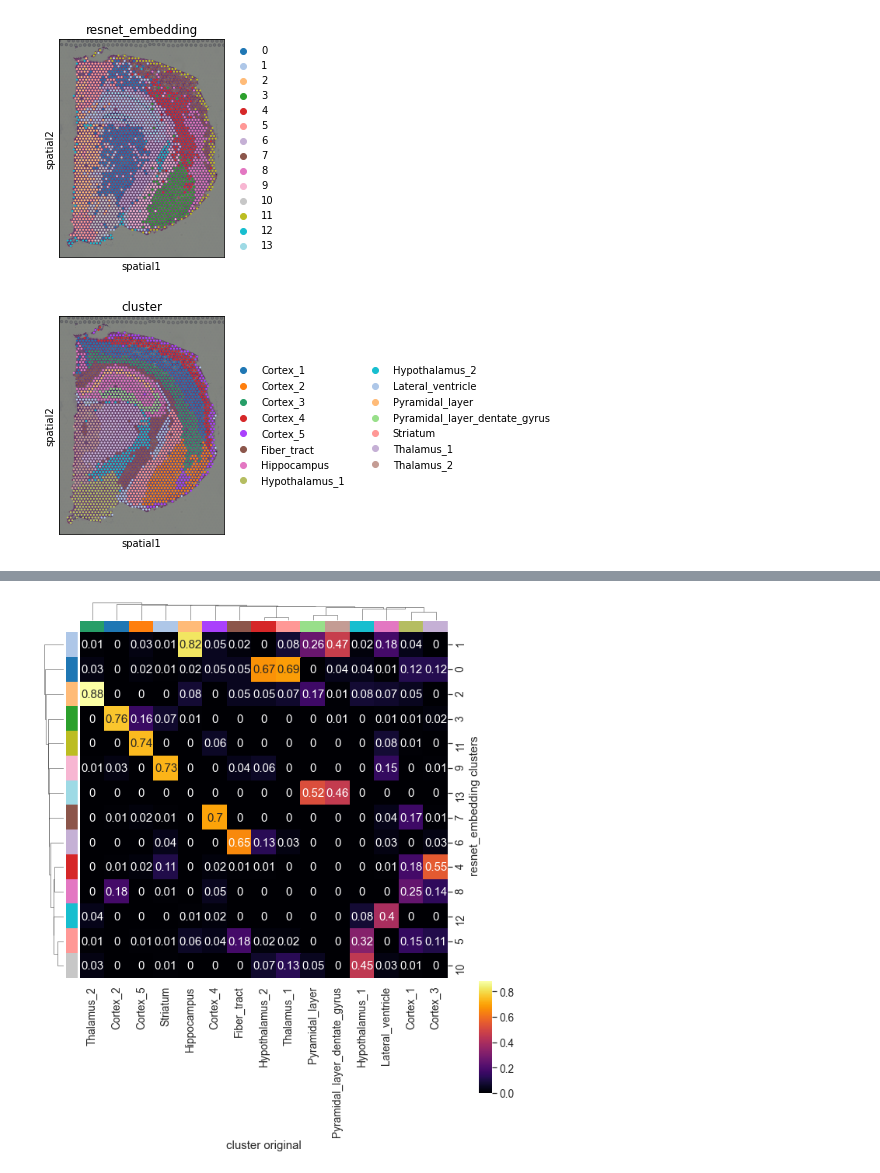
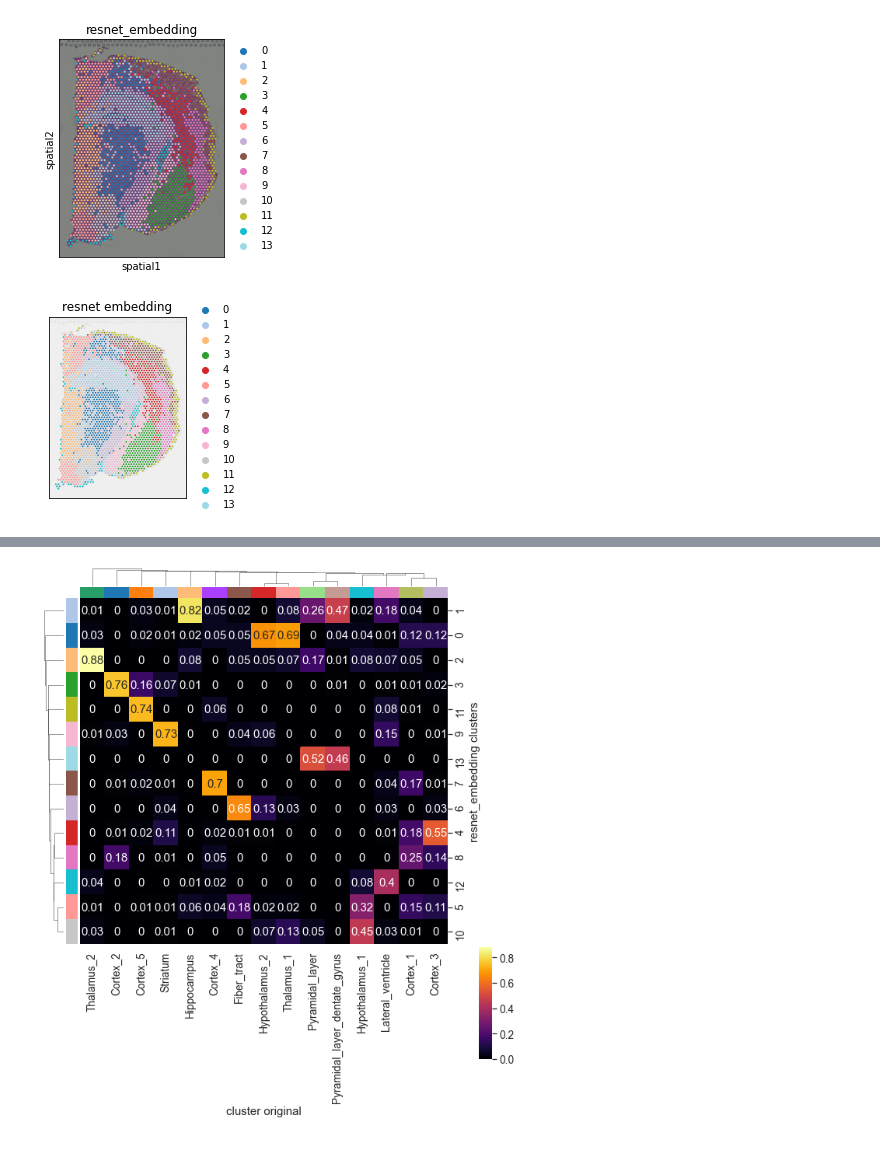
Before and after one commit to theislab/squidpy_reproducibility, a Jupyter notebook: notebooks/supp_figures/heatmap_image_features.ipynb, the cells around one changed output, grey strips where cells are left out. Drawn from its saved outputs; the diff is of its cells as text; code cells hidden in the pictures.

```diff
--- a/notebooks/supp_figures/heatmap_image_features.ipynb
+++ b/notebooks/supp_figures/heatmap_image_features.ipynb
@@ -16,7 +21,27 @@ adata.obs["resnet_embedding"] = obs_resnet["resnet_embedding_cluster"].astype("c
 sc.pl.spatial(adata, color="resnet_embedding", palette="tab20")
 # %% [output]
 [figure]
-# %%
-sc.pl.spatial(adata, color="cluster")
-# %% [output]
-[figure, removed]
+# %%
+# plot resnet clusters
+fig, ax = plt.subplots(figsize=(3, 5))
+sc.pl.spatial(
+    adata,
+    color='resnet_embedding',
+    img_key='hires',
+    ax=ax,
+    alpha_img=0.2,
+    bw=True,
+    title='resnet embedding',
+    #legend_loc=False,
+    show=False,
+    palette='tab20'
+)
+#ax.set_facecolor((0.75,0.75,0.75))
+ax.axes.xaxis.label.set_visible(False)
+ax.axes.yaxis.label.set_visible(False)
+
+# save figure
+plt.tight_layout()
+plt.savefig('figures/hne_resnet_embedding.png', dpi=300, bbox_inches='tight')
+# %% [output]
+[figure, added]
```
Also changed, not shown: parts of 2 cells of this notebook, 20 other files.
